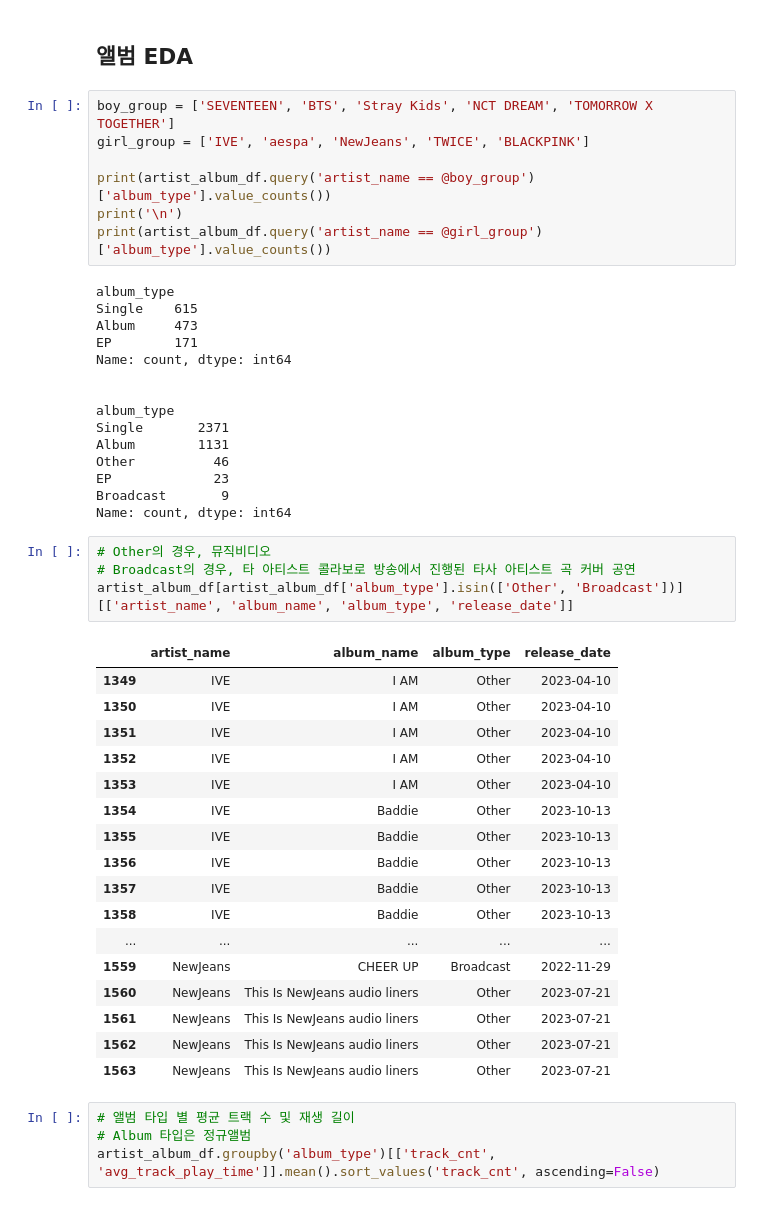
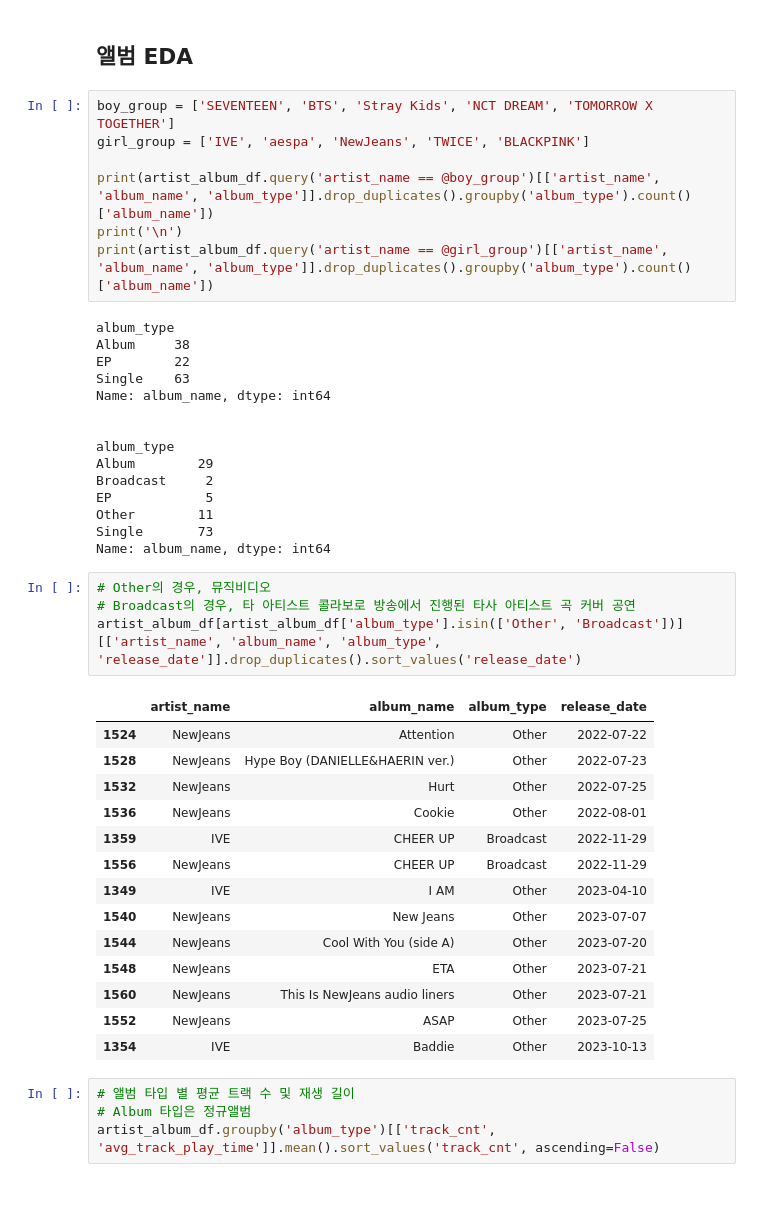
Before and after one commit to lucio-karin0506/Artist_Trend_Analysis, a Jupyter notebook: eda/google_trend_eda.ipynb, the cells around one changed output. Cells and saved outputs as stored; diff of their text form.

```diff
--- a/eda/google_trend_eda.ipynb
+++ b/eda/google_trend_eda.ipynb
@@ -171,46 +171,43 @@ artist_album_df.head()
 boy_group = ['SEVENTEEN', 'BTS', 'Stray Kids', 'NCT DREAM', 'TOMORROW X TOGETHER']
 girl_group = ['IVE', 'aespa', 'NewJeans', 'TWICE', 'BLACKPINK']
 
-print(artist_album_df.query('artist_name == @boy_group')['album_type'].value_counts())
+print(artist_album_df.query('artist_name == @boy_group')[['artist_name', 'album_name', 'album_type']].drop_duplicates().groupby('album_type').count()['album_name'])
 print('\n')
-print(artist_album_df.query('artist_name == @girl_group')['album_type'].value_counts())
+print(artist_album_df.query('artist_name == @girl_group')[['artist_name', 'album_name', 'album_type']].drop_duplicates().groupby('album_type').count()['album_name'])
 # %% [output]
 album_type
-Single    615
-Album     473
-EP        171
-Name: count, dtype: int64
+Album     38
+EP        22
+Single    63
+Name: album_name, dtype: int64
 
 
 album_type
-Single       2371
-Album        1131
-Other          46
-EP             23
-Broadcast       9
-Name: count, dtype: int64
+Album        29
+Broadcast     2
+EP            5
+Other        11
+Single       73
+Name: album_name, dtype: int64
 # %%
 # Other의 경우, 뮤직비디오
 # Broadcast의 경우, 타 아티스트 콜라보로 방송에서 진행된 타사 아티스트 곡 커버 공연
-artist_album_df[artist_album_df['album_type'].isin(['Other', 'Broadcast'])][['artist_name', 'album_name', 'album_type', 'release_date']]
+artist_album_df[artist_album_df['album_type'].isin(['Other', 'Broadcast'])][['artist_name', 'album_name', 'album_type', 'release_date']].drop_duplicates().sort_values('release_date')
 # %% [output]
 |  | artist_name | album_name | album_type | release_date |
+| 1524 | NewJeans | Attention | Other | 2022-07-22 |
+| 1528 | NewJeans | Hype Boy (DANIELLE&HAERIN ver.) | Other | 2022-07-23 |
+| 1532 | NewJeans | Hurt | Other | 2022-07-25 |
+| 1536 | NewJeans | Cookie | Other | 2022-08-01 |
+| 1359 | IVE | CHEER UP | Broadcast | 2022-11-29 |
+| 1556 | NewJeans | CHEER UP | Broadcast | 2022-11-29 |
 | 1349 | IVE | I AM | Other | 2023-04-10 |
-| 1350 | IVE | I AM | Other | 2023-04-10 |
-| 1351 | IVE | I AM | Other | 2023-04-10 |
-| 1352 | IVE | I AM | Other | 2023-04-10 |
-| 1353 | IVE | I AM | Other | 2023-04-10 |
+| 1540 | NewJeans | New Jeans | Other | 2023-07-07 |
+| 1544 | NewJeans | Cool With You (side A) | Other | 2023-07-20 |
+| 1548 | NewJeans | ETA | Other | 2023-07-21 |
+| 1560 | NewJeans | This Is NewJeans audio liners | Other | 2023-07-21 |
+| 1552 | NewJeans | ASAP | Other | 2023-07-25 |
 | 1354 | IVE | Baddie | Other | 2023-10-13 |
-| 1355 | IVE | Baddie | Other | 2023-10-13 |
-| 1356 | IVE | Baddie | Other | 2023-10-13 |
-| 1357 | IVE | Baddie | Other | 2023-10-13 |
-| 1358 | IVE | Baddie | Other | 2023-10-13 |
-| ... | ... | ... | ... | ... |
-| 1559 | NewJeans | CHEER UP | Broadcast | 2022-11-29 |
-| 1560 | NewJeans | This Is NewJeans audio liners | Other | 2023-07-21 |
-| 1561 | NewJeans | This Is NewJeans audio liners | Other | 2023-07-21 |
-| 1562 | NewJeans | This Is NewJeans audio liners | Other | 2023-07-21 |
-| 1563 | NewJeans | This Is NewJeans audio liners | Other | 2023-07-21 |
 # %%
 # 앨범 타입 별 평균 트랙 수 및 재생 길이
 # Album 타입은 정규앨범
```
Also changed, not shown: parts of 19 cells of this notebook.
